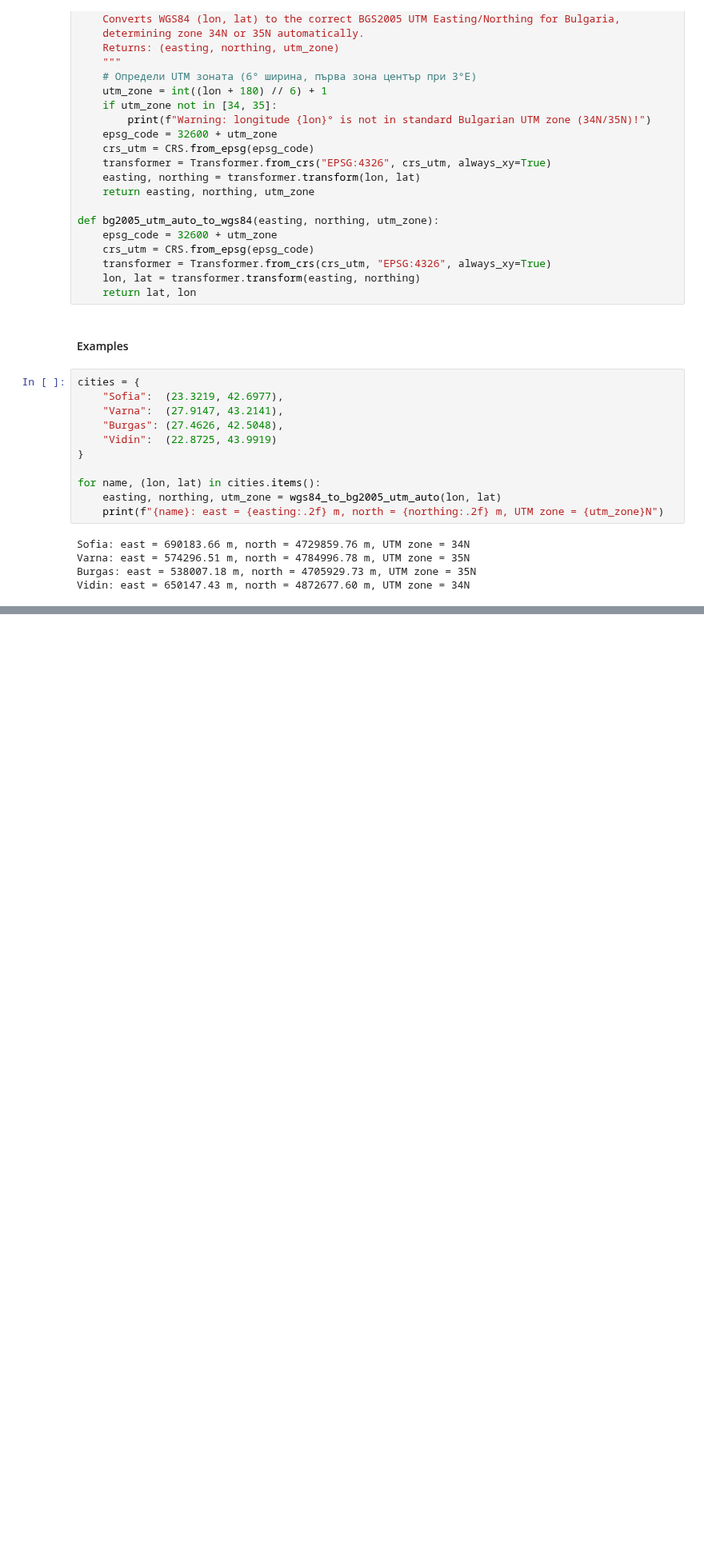
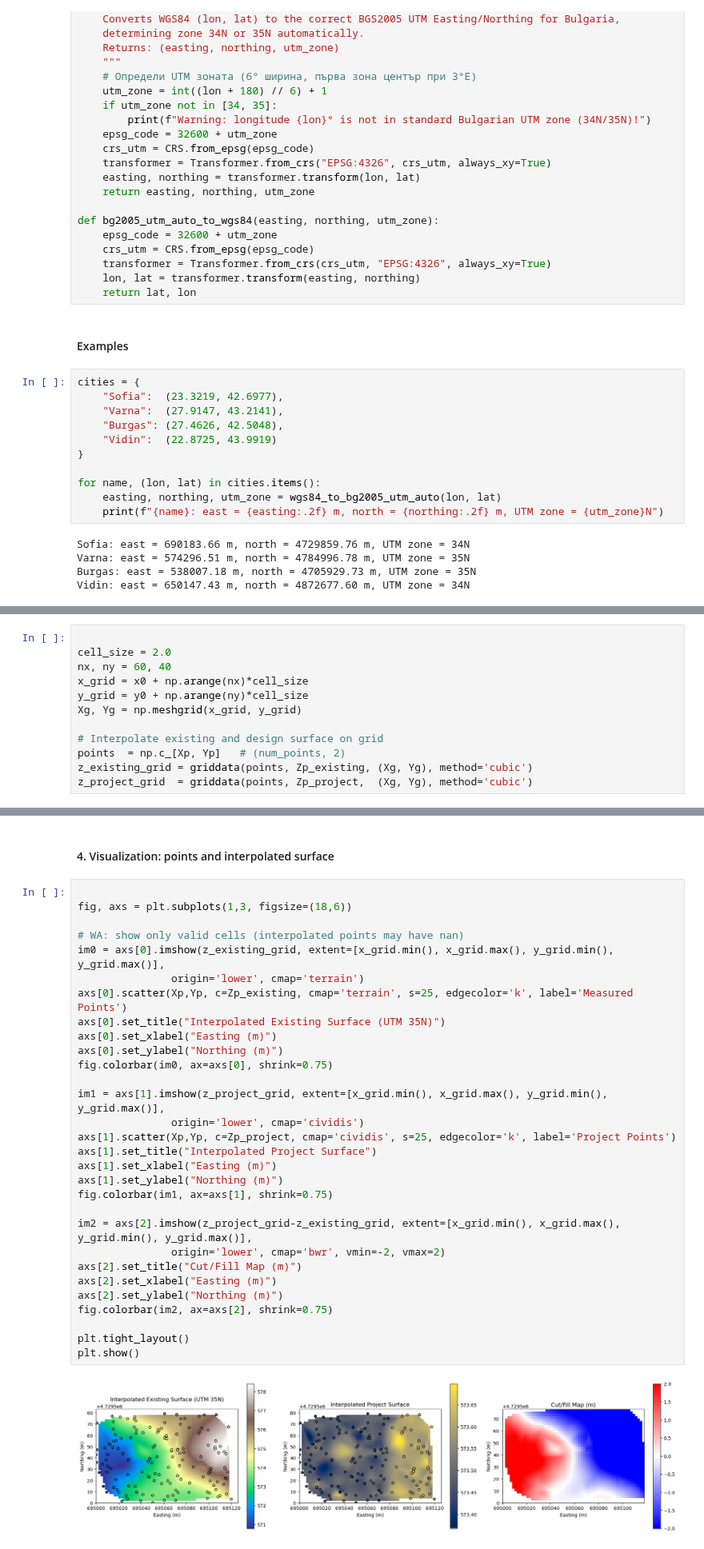
Before and after one commit to Araychev/UPSKILL-AI-and-Machine-Learning---2025, a Jupyter notebook: Math Concepts for Developers - март 2025/Regular_Exam_Project/math_concepts_geo_project.ipynb, the cells around one changed output, grey strips where cells are left out. Shown at 80% size. Drawn from its saved outputs; the diff is of its cells as text; blank space fills up the shorter version.

```diff
--- a/Math Concepts for Developers - март 2025/Regular_Exam_Project/math_concepts_geo_project.ipynb
+++ b/Math Concepts for Developers - март 2025/Regular_Exam_Project/math_concepts_geo_project.ipynb
@@ -1226,0 +1406,12 @@ Vidin: east = 650147.43 m, north = 4872677.60 m, UTM zone = 34N
+# %%
+
+cell_size = 2.0
+nx, ny = 60, 40
+x_grid = x0 + np.arange(nx)*cell_size
+y_grid = y0 + np.arange(ny)*cell_size
+Xg, Yg = np.meshgrid(x_grid, y_grid)
+
+# Interpolate existing and design surface on grid
+points  = np.c_[Xp, Yp]   # (num_points, 2)
+z_existing_grid = griddata(points, Zp_existing, (Xg, Yg), method='cubic')
+z_project_grid  = griddata(points, Zp_project,  (Xg, Yg), method='cubic')
@@ -1226,0 +1434,34 @@ Vidin: east = 650147.43 m, north = 4872677.60 m, UTM zone = 34N
+# %% [markdown]
+#### 4. Visualization: points and interpolated surface
+# %%
+
+fig, axs = plt.subplots(1,3, figsize=(18,6))
+
+# WA: show only valid cells (interpolated points may have nan)
+im0 = axs[0].imshow(z_existing_grid, extent=[x_grid.min(), x_grid.max(), y_grid.min(), y_grid.max()],
+               origin='lower', cmap='terrain')
+axs[0].scatter(Xp,Yp, c=Zp_existing, cmap='terrain', s=25, edgecolor='k', label='Measured Points')
+axs[0].set_title("Interpolated Existing Surface (UTM 35N)")
+axs[0].set_xlabel("Easting (m)")
+axs[0].set_ylabel("Northing (m)")
+fig.colorbar(im0, ax=axs[0], shrink=0.75)
+
+im1 = axs[1].imshow(z_project_grid, extent=[x_grid.min(), x_grid.max(), y_grid.min(), y_grid.max()],
+               origin='lower', cmap='cividis')
+axs[1].scatter(Xp,Yp, c=Zp_project, cmap='cividis', s=25, edgecolor='k', label='Project Points')
+axs[1].set_title("Interpolated Project Surface")
+axs[1].set_xlabel("Easting (m)")
+axs[1].set_ylabel("Northing (m)")
+fig.colorbar(im1, ax=axs[1], shrink=0.75)
+
+im2 = axs[2].imshow(z_project_grid-z_existing_grid, extent=[x_grid.min(), x_grid.max(), y_grid.min(), y_grid.max()],
+               origin='lower', cmap='bwr', vmin=-2, vmax=2)
+axs[2].set_title("Cut/Fill Map (m)")
+axs[2].set_xlabel("Easting (m)")
+axs[2].set_ylabel("Northing (m)")
+fig.colorbar(im2, ax=axs[2], shrink=0.75)
+
+plt.tight_layout()
+plt.show()
+# %% [output]
+[figure, added]
```
Also changed, not shown: parts of 37 cells of this notebook.
